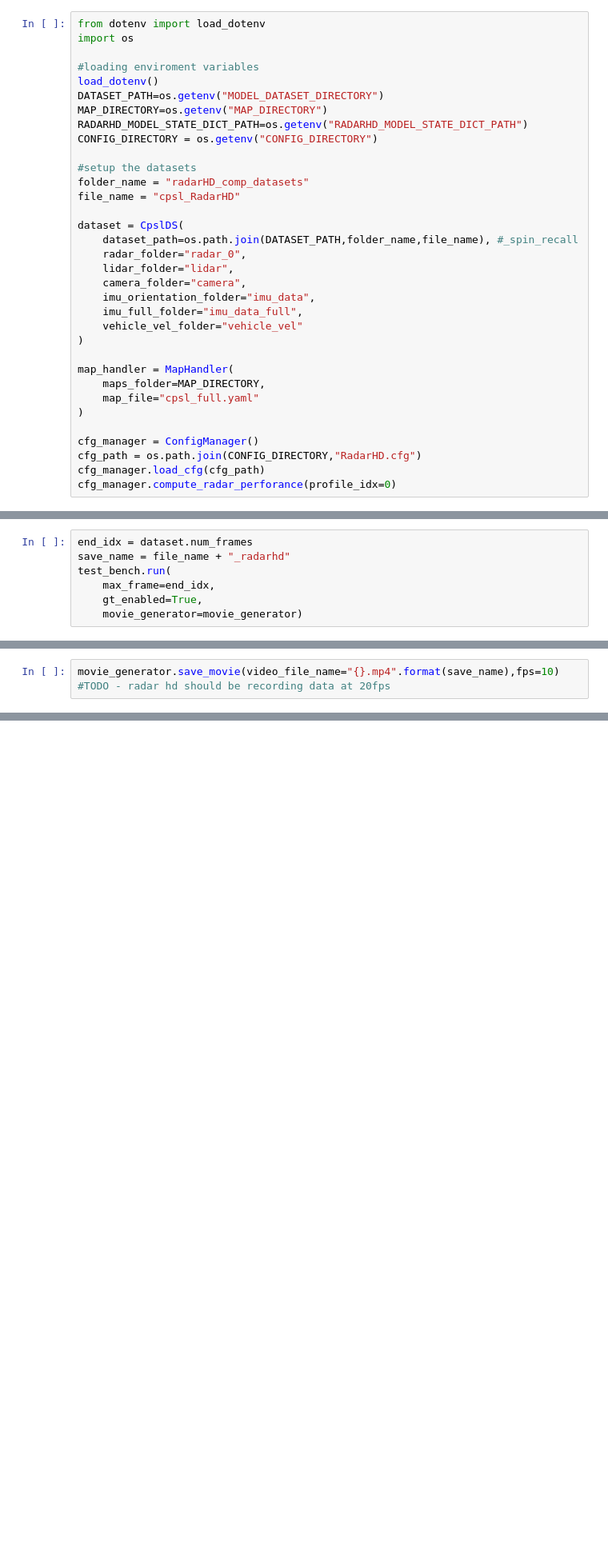
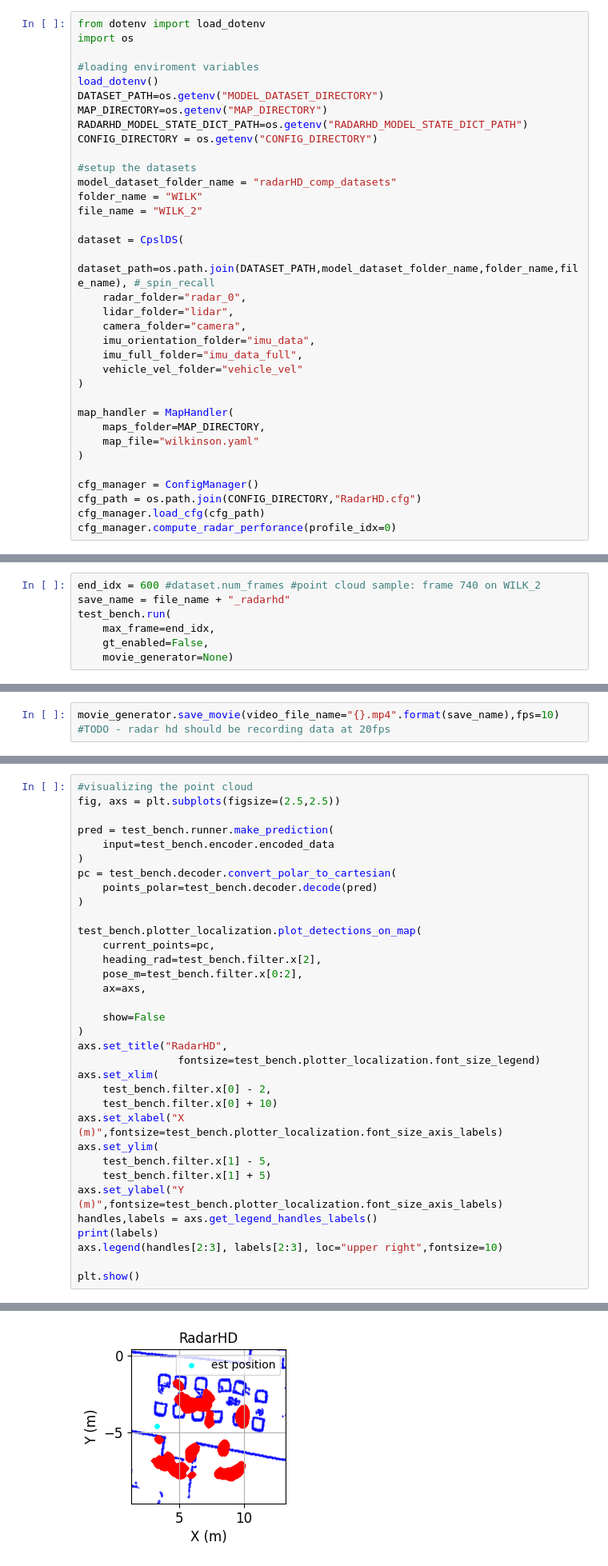
Before and after one commit to davidmhunt/odometry, a Jupyter notebook: notebooks/eval_radarhd_ekf_tb.ipynb, the cells around one changed output, grey strips where cells are left out. Shown at 80% size. Cells and saved outputs as stored; diff of their text form; blank space fills up the shorter version.

Commit message:
implementing data analysis pipeline

```diff
--- a/notebooks/eval_radarhd_ekf_tb.ipynb
+++ b/notebooks/eval_radarhd_ekf_tb.ipynb
@@ -31,11 +32,12 @@ RADARHD_MODEL_STATE_DICT_PATH=os.getenv("RADARHD_MODEL_STATE_DICT_PATH")
 CONFIG_DIRECTORY = os.getenv("CONFIG_DIRECTORY")
 
 #setup the datasets
-folder_name = "radarHD_comp_datasets"
-file_name = "cpsl_RadarHD"
+model_dataset_folder_name = "radarHD_comp_datasets"
+folder_name = "WILK"
+file_name = "WILK_2"
 
 dataset = CpslDS(
-    dataset_path=os.path.join(DATASET_PATH,folder_name,file_name), #_spin_recall
+    dataset_path=os.path.join(DATASET_PATH,model_dataset_folder_name,folder_name,file_name), #_spin_recall
     radar_folder="radar_0",
     lidar_folder="lidar",
     camera_folder="camera",
@@ -46,7 +48,7 @@ dataset = CpslDS(
 
 map_handler = MapHandler(
     maps_folder=MAP_DIRECTORY,
-    map_file="cpsl_full.yaml"
+    map_file="wilkinson.yaml"
 )
 
 cfg_manager = ConfigManager()
@@ -138,7 +161,7 @@ movie_generator.initialize_figure(
 # %%
-end_idx = dataset.num_frames
+end_idx = 600 #dataset.num_frames #point cloud sample: frame 740 on WILK_2
 save_name = file_name + "_radarhd"
 test_bench.run(
     max_frame=end_idx,
-    gt_enabled=True,
-    movie_generator=movie_generator)
+    gt_enabled=False,
+    movie_generator=None)
@@ -192,0 +229,35 @@ test_bench.analyze()
+# %%
+#visualizing the point cloud
+fig, axs = plt.subplots(figsize=(2.5,2.5))
+
+pred = test_bench.runner.make_prediction(
+    input=test_bench.encoder.encoded_data
+)
+pc = test_bench.decoder.convert_polar_to_cartesian(
+    points_polar=test_bench.decoder.decode(pred)
+)
+
+test_bench.plotter_localization.plot_detections_on_map(
+    current_points=pc,
+    heading_rad=test_bench.filter.x[2],
+    pose_m=test_bench.filter.x[0:2],
+    ax=axs,
+
+    show=False
+)
+axs.set_title("RadarHD",
+                fontsize=test_bench.plotter_localization.font_size_legend)
+axs.set_xlim(
+    test_bench.filter.x[0] - 2,
+    test_bench.filter.x[0] + 10)
+axs.set_xlabel("X (m)",fontsize=test_bench.plotter_localization.font_size_axis_labels)
+axs.set_ylim(
+    test_bench.filter.x[1] - 5,
+    test_bench.filter.x[1] + 5)
+axs.set_ylabel("Y (m)",fontsize=test_bench.plotter_localization.font_size_axis_labels)
+handles,labels = axs.get_legend_handles_labels()
+print(labels)
+axs.legend(handles[2:3], labels[2:3], loc="upper right",fontsize=10)
+
+plt.show()
+# %% [output]
@@ -192,0 +265 @@ test_bench.analyze()
+[figure, added]
```
Also changed, not shown: parts of 16 cells of this notebook, 17 other files.
